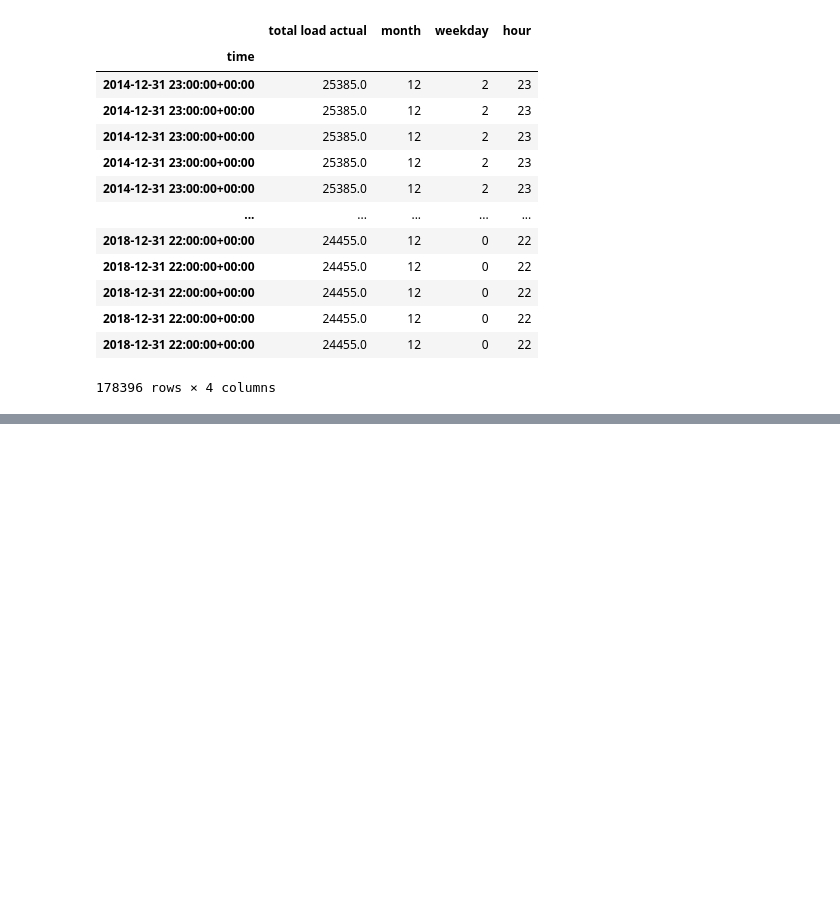
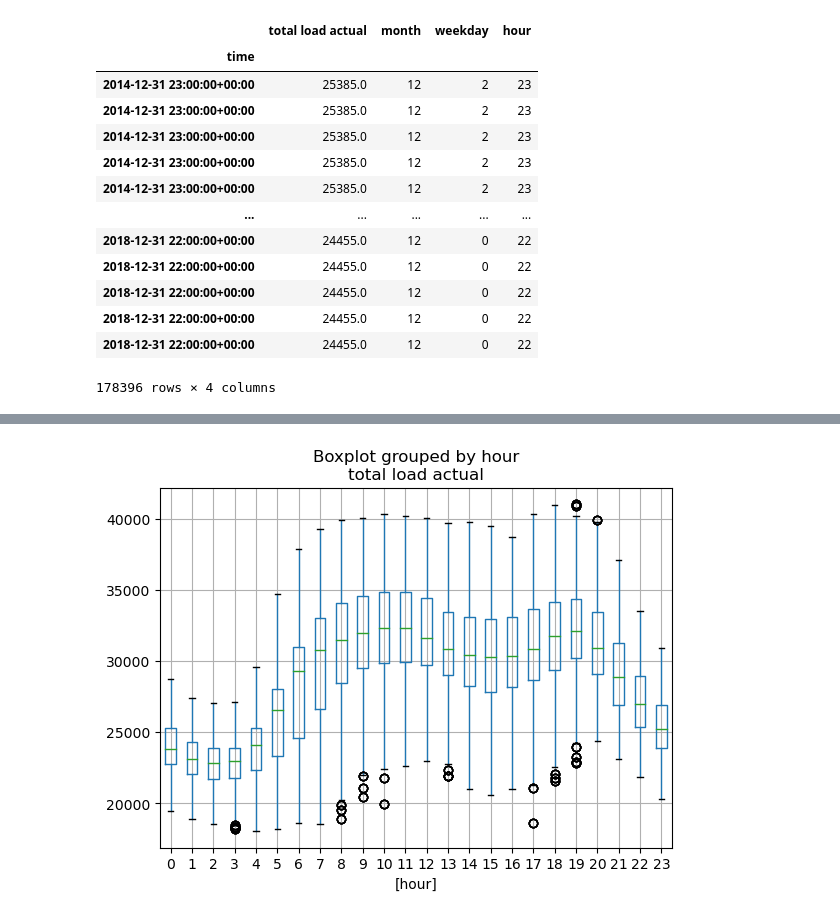
Before and after one commit to siljeberiksen/AI-in-industry, a Jupyter notebook: silje_data_exploration.ipynb, the cells around one changed output, grey strips where cells are left out. Saved outputs shown, nothing was run; the diff lists cells and outputs as text; code cells hidden in the pictures; blank space fills up the shorter version.

```diff
--- a/silje_data_exploration.ipynb
+++ b/silje_data_exploration.ipynb
@@ -316,0 +351,6 @@ See the caveats in the documentation: https://pandas.pydata.org/pandas-docs/stab
+# %%
+total_load_df[['hour', 'total load actual']].boxplot(by='hour');
+# Clear correlation on the hour of the day
+# peek around 10 and around 19
+# %% [output]
+[figure, added]
```
Also changed, not shown: parts of 9 cells of this notebook.
